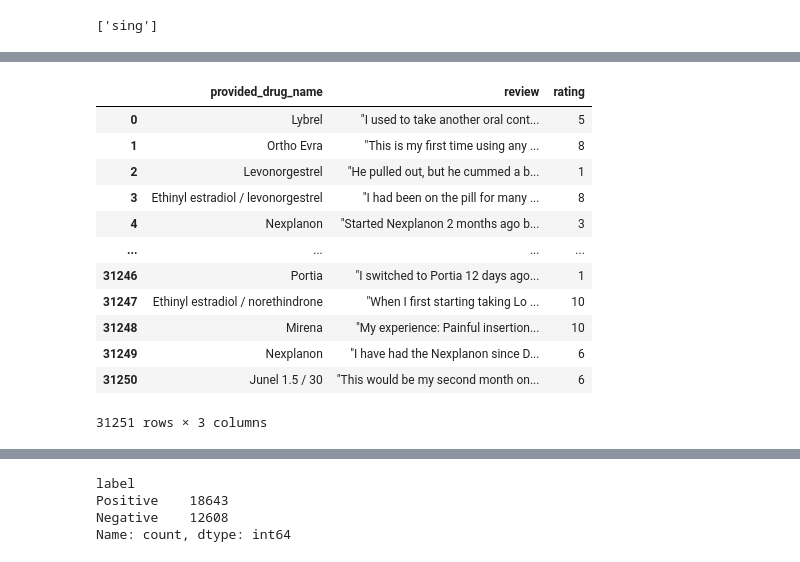
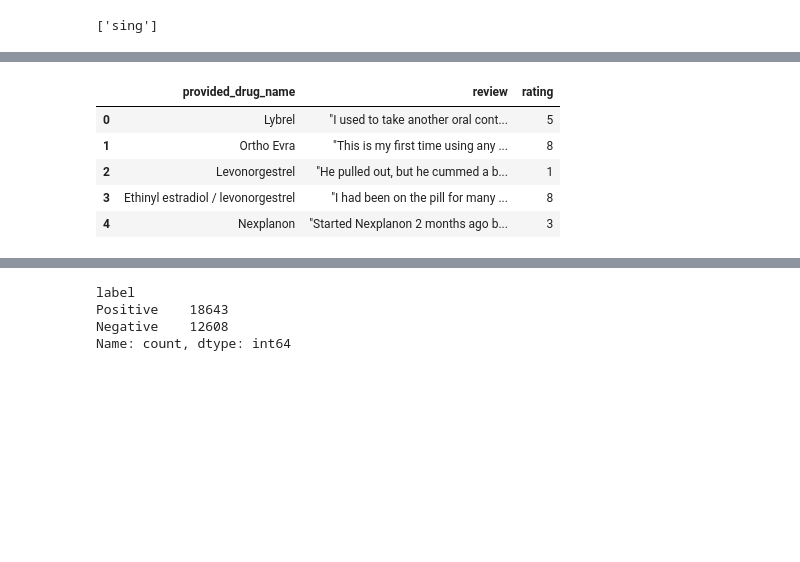
Before and after one commit to celefigs/collaborative_project, a Jupyter notebook: celes_copy.ipynb, the cells around one changed output, grey strips where cells are left out. Drawn from its saved outputs; the diff is of its cells as text; code cells hidden in the pictures; blank space fills up the shorter version.

```diff
--- a/celes_copy.ipynb
+++ b/celes_copy.ipynb
@@ -509,9 +480,9 @@ from sklearn.pipeline import Pipeline
 # %%
 file_path = '../data/final_data.csv'
 
-final_data_df=pd.read_csv(file_path)
+review_df=pd.read_csv(file_path)
 
-final_data_df.head()
+review_df.head()
 # %% [output]
 |  | Unnamed: 0 | provided_drug_name | condition | review | rating | date | usefulCount | ... |
 | 0 | 0 | Lybrel | Birth Control | "I used to take another oral cont... | 5 | 14-Dec-09 | 17 | ... |
@@ -521,21 +492,14 @@ final_data_df.head()
 | 4 | 4 | Nexplanon | Birth Control | "Started Nexplanon 2 months ago b... | 3 | 7-Aug-14 | 10 | ... |
 # %%
 #removing columns
-final_data_df = final_data_df.drop(['Unnamed: 0', 'condition', 'date', 'usefulCount', 'matched_generic_name', 'matched_type'], axis=1)
+review_df = review_df.drop(['Unnamed: 0', 'condition', 'date', 'usefulCount', 'matched_generic_name', 'matched_type'], axis=1)
 
-final_data_df
+review_df.head()
 # %% [output]
 |  | provided_drug_name | review | rating |
 | 0 | Lybrel | "I used to take another oral cont... | 5 |
 | 1 | Ortho Evra | "This is my first time using any ... | 8 |
 | 2 | Levonorgestrel | "He pulled out, but he cummed a b... | 1 |
 | 3 | Ethinyl estradiol / levonorgestrel | "I had been on the pill for many ... | 8 |
 | 4 | Nexplanon | "Started Nexplanon 2 months ago b... | 3 |
-| ... | ... | ... | ... |
-| 31246 | Portia | "I switched to Portia 12 days ago... | 1 |
-| 31247 | Ethinyl estradiol / norethindrone | "When I first starting taking Lo ... | 10 |
-| 31248 | Mirena | "My experience: Painful insertion... | 10 |
-| 31249 | Nexplanon | "I have had the Nexplanon since D... | 6 |
-| 31250 | Junel 1.5 / 30 | "This would be my second month on... | 6 |
-31251 rows × 3 columns
 # %%
```
Also changed, not shown: parts of 23 cells of this notebook, 1 other file.
